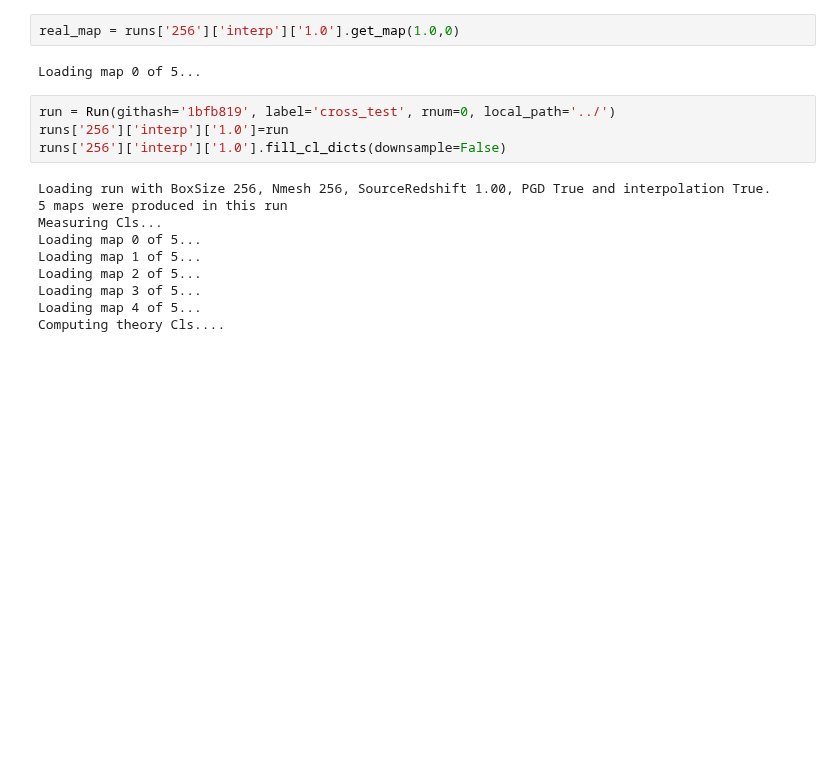
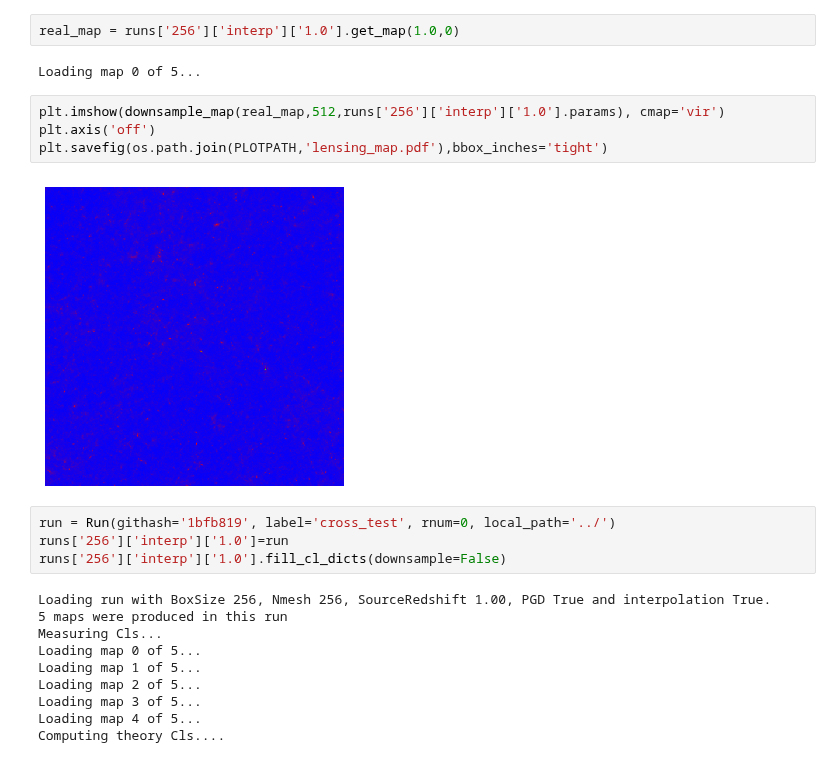
Before and after one commit to VMBoehm/MADLens, a Jupyter notebook: notebooks/PlotResults-publications.ipynb, the cells around one changed output. Cells and saved outputs as stored; diff of their text form; blank space fills up the shorter version.

Commit message:
lensing map at higher resolution

```diff
--- a/notebooks/PlotResults-publications.ipynb
+++ b/notebooks/PlotResults-publications.ipynb
@@ -518,6 +452,12 @@ True
 real_map = runs['256']['interp']['1.0'].get_map(1.0,0)
 # %% [output]
 Loading map 0 of 5...
+# %%
+plt.imshow(downsample_map(real_map,512,runs['256']['interp']['1.0'].params), cmap='vir')
+plt.axis('off')
+plt.savefig(os.path.join(PLOTPATH,'lensing_map.pdf'),bbox_inches='tight')
+# %% [output]
+[figure, added]
 # %%
 run = Run(githash='1bfb819', label='cross_test', rnum=0, local_path='../')
 runs['256']['interp']['1.0']=run
```
Also changed, not shown: parts of 22 cells of this notebook, 1 other file.
